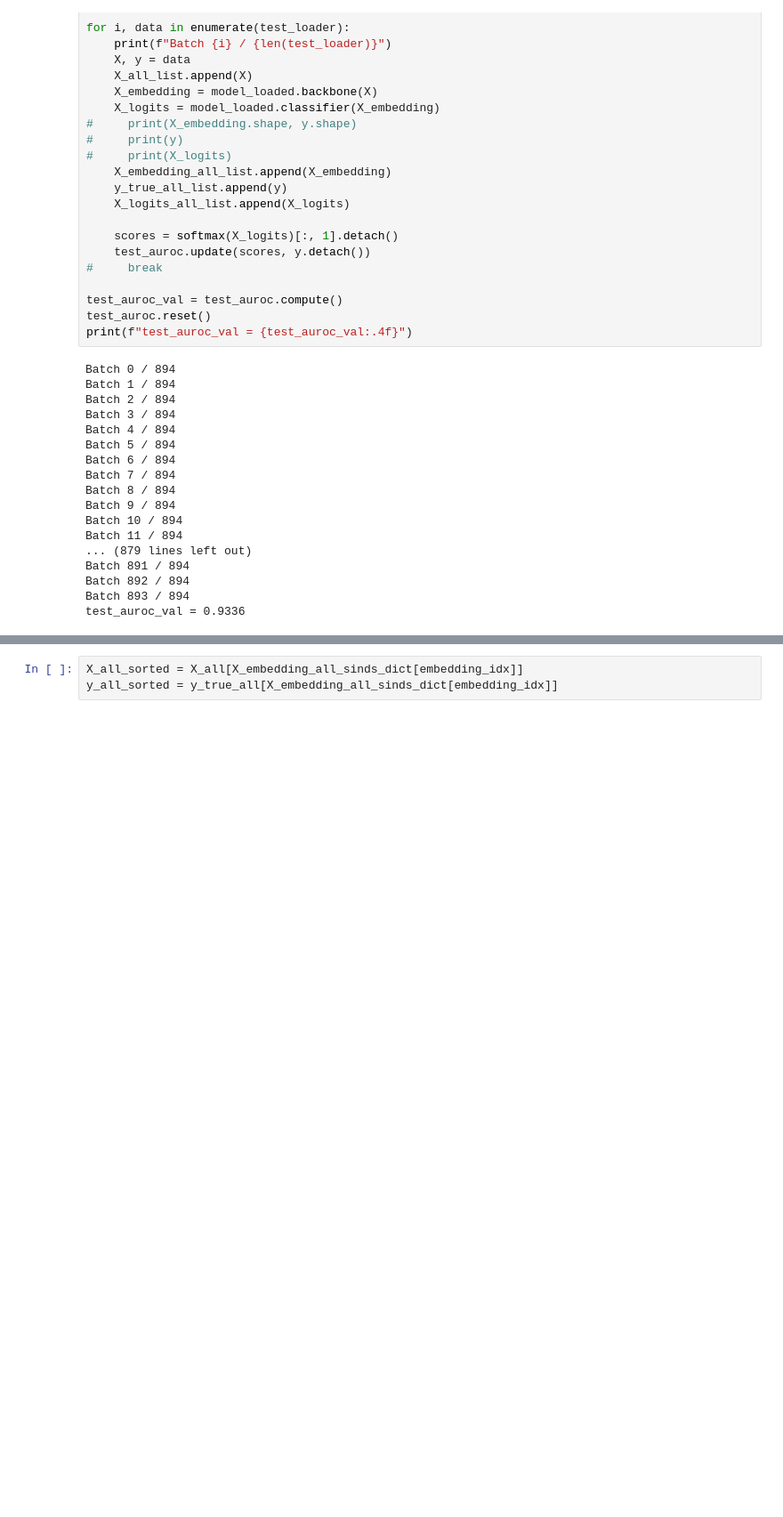
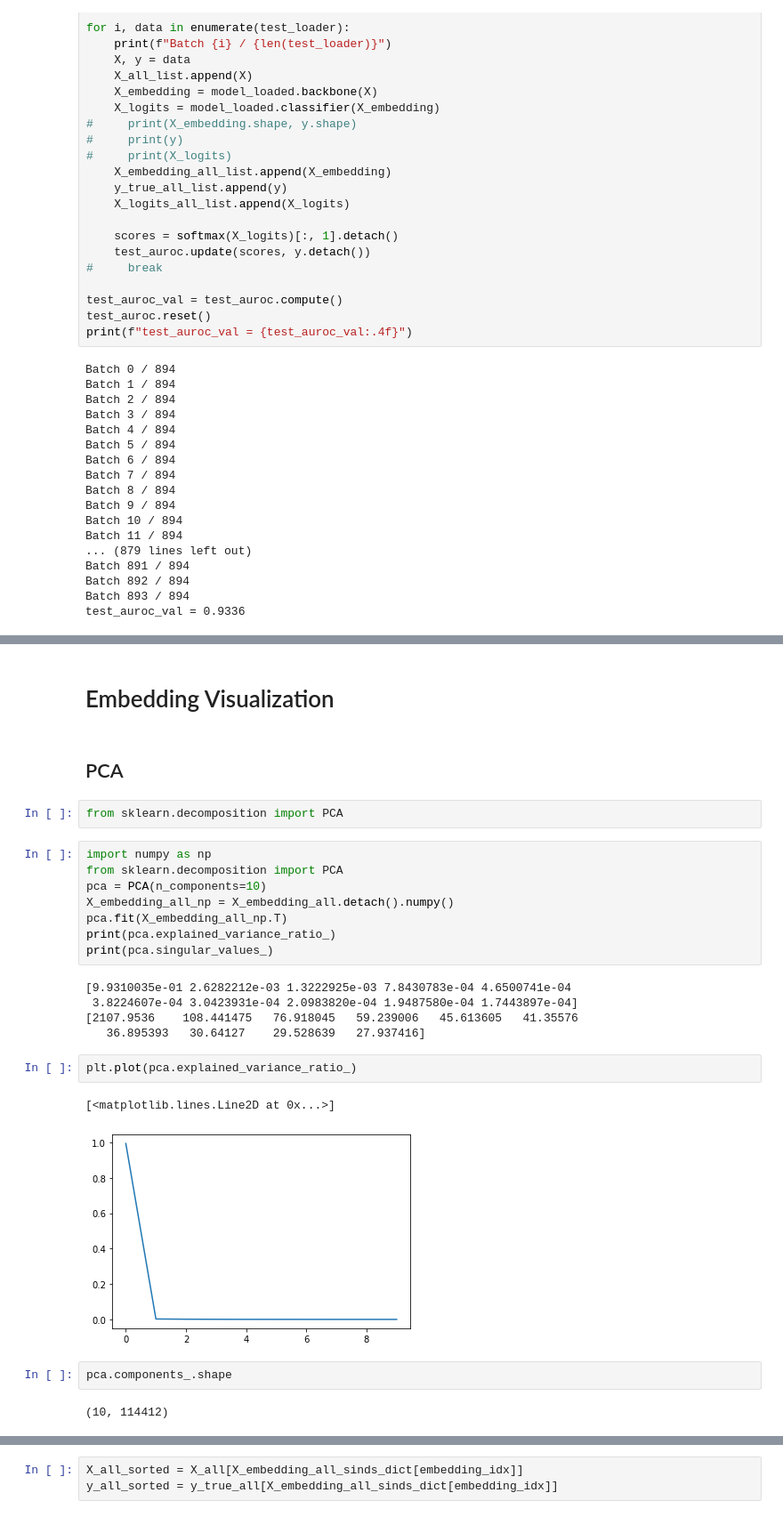
Before and after one commit to YilongJu/adios, a Jupyter notebook: 20221019-Explore_CNN_features.ipynb, the cells around one changed output, grey strips where cells are left out. Shown at 89% size. Cells and saved outputs as stored; diff of their text form; blank space fills up the shorter version.

```diff
--- a/20221019-Explore_CNN_features.ipynb
+++ b/20221019-Explore_CNN_features.ipynb
@@ -171,0 +191,28 @@ torch.Size([114412, 16])
+# %% [markdown]
+# Embedding Visualization
+# %% [markdown]
+## PCA
+# %%
+from sklearn.decomposition import PCA
+# %%
+import numpy as np
+from sklearn.decomposition import PCA
+pca = PCA(n_components=10)
+X_embedding_all_np = X_embedding_all.detach().numpy()
+pca.fit(X_embedding_all_np.T)
+print(pca.explained_variance_ratio_)
+print(pca.singular_values_)
+# %% [output]
+[9.9310035e-01 2.6282212e-03 1.3222925e-03 7.8430783e-04 4.6500741e-04
+ 3.8224607e-04 3.0423931e-04 2.0983820e-04 1.9487580e-04 1.7443897e-04]
+[2107.9536    108.441475   76.918045   59.239006   45.613605   41.35576
+   36.895393   30.64127    29.528639   27.937416]
+# %%
+plt.plot(pca.explained_variance_ratio_)
+# %% [output]
+[<matplotlib.lines.Line2D at 0x...>]
+[figure, added]
+# %%
+pca.components_.shape
+# %% [output]
+(10, 114412)
```
Also changed, not shown: parts of 33 cells of this notebook, 9 other files.
